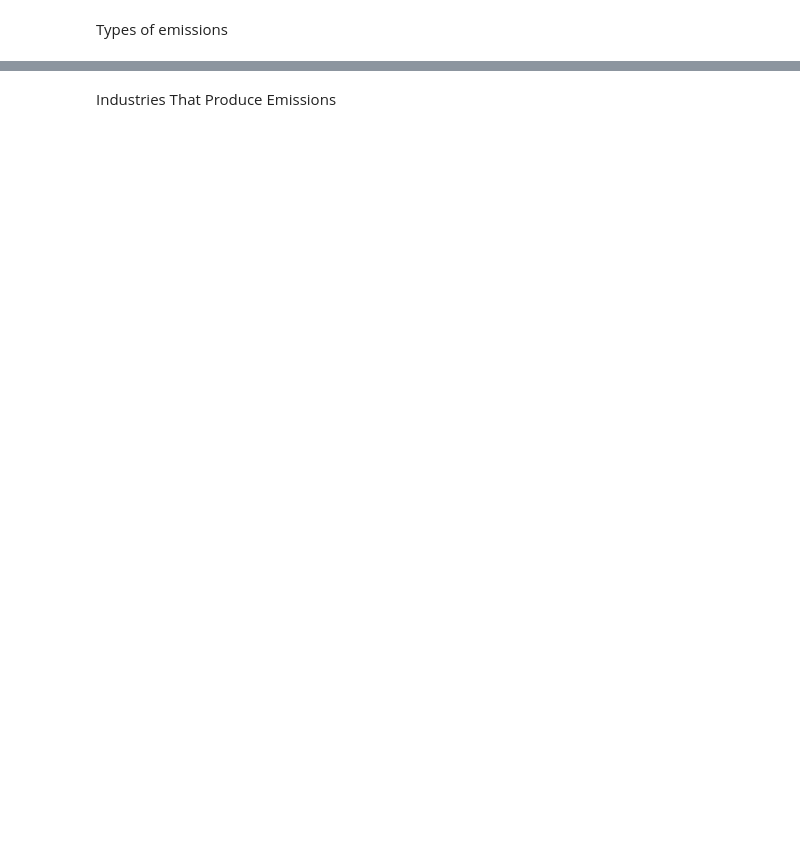
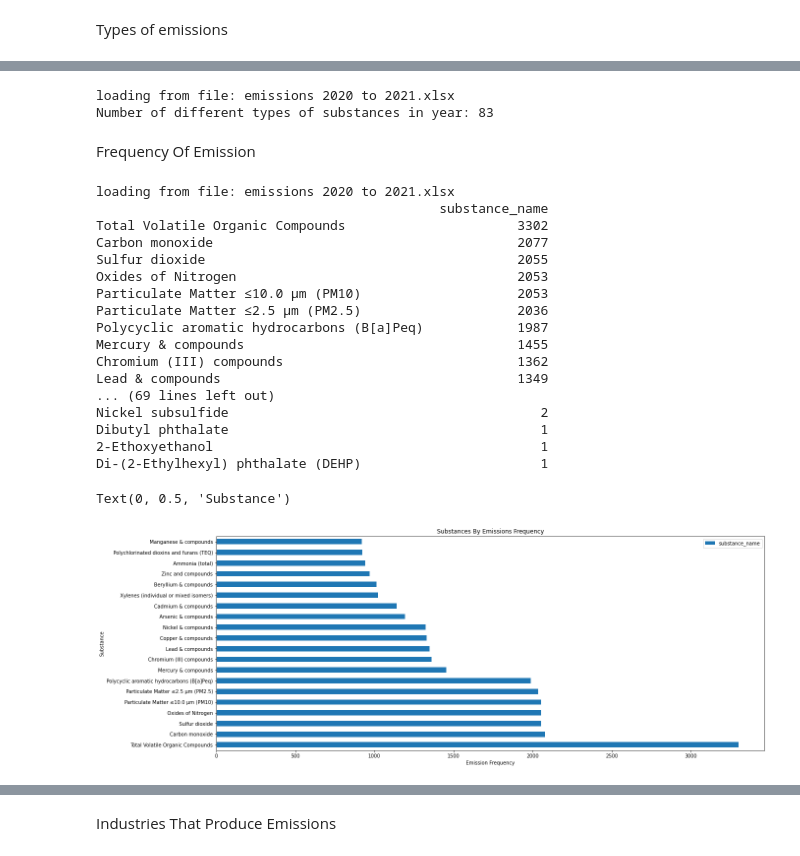
Before and after one commit to JackyTranQ4/PollutantEmissions, a Jupyter notebook: Datasets/Data Emissions Code.ipynb, the cells around one changed output, grey strips where cells are left out. Saved outputs shown, nothing was run; the diff lists cells and outputs as text; code cells hidden in the pictures; blank space fills up the shorter version.

```diff
--- a/Datasets/Data Emissions Code.ipynb
+++ b/Datasets/Data Emissions Code.ipynb
@@ -84,0 +140,47 @@ Benzene hexachloro- (HCB)
+# %%
+#Different types of emissions
+emissions_data, rows_of_data = load_file("2020/2021")
+emissions_data.columns
+row_one = emissions_data.iloc[0]
+
+list_substance_name = []
+list_substance_name = unique_items_into_list(emissions_data, "substance_name")
+#print(list_substance_name)
+
+print(f"Number of different types of substances in year: {len(list_substance_name)}")
+# %% [output]
+loading from file: emissions 2020 to 2021.xlsx
+Number of different types of substances in year: 83
+# %% [markdown]
+Frequency Of Emission
+# %%
+emissions_data, rows_of_data = load_file("2020/2021")
+substance_tally = emissions_data['substance_name'].value_counts(sort=True)
+df_substance_tally = pd.DataFrame(substance_tally)
+print(df_substance_tally)
+top_df_substance_tally = df_substance_tally.nlargest(20, "substance_name")
+
+top_df_substance_tally.plot(kind = "barh", figsize = (20,8))
+plt.title("Substances By Emissions Frequency")
+plt.xlabel("Emission Frequency")
+plt.ylabel("Substance")
+# %% [output]
+loading from file: emissions 2020 to 2021.xlsx
+                                            substance_name
+Total Volatile Organic Compounds                      3302
+Carbon monoxide                                       2077
+Sulfur dioxide                                        2055
+Oxides of Nitrogen                                    2053
+Particulate Matter ≤10.0 µm (PM10)                    2053
+Particulate Matter ≤2.5 µm (PM2.5)                    2036
+Polycyclic aromatic hydrocarbons (B[a]Peq)            1987
+Mercury & compounds                                   1455
+Chromium (III) compounds                              1362
+Lead & compounds                                      1349
+... (69 lines left out)
+Nickel subsulfide                                        2
+Dibutyl phthalate                                        1
+2-Ethoxyethanol                                          1
+Di-(2-Ethylhexyl) phthalate (DEHP)                       1
+Text(0, 0.5, 'Substance')
+[figure, added]
```
Also changed, not shown: parts of 28 cells of this notebook.
